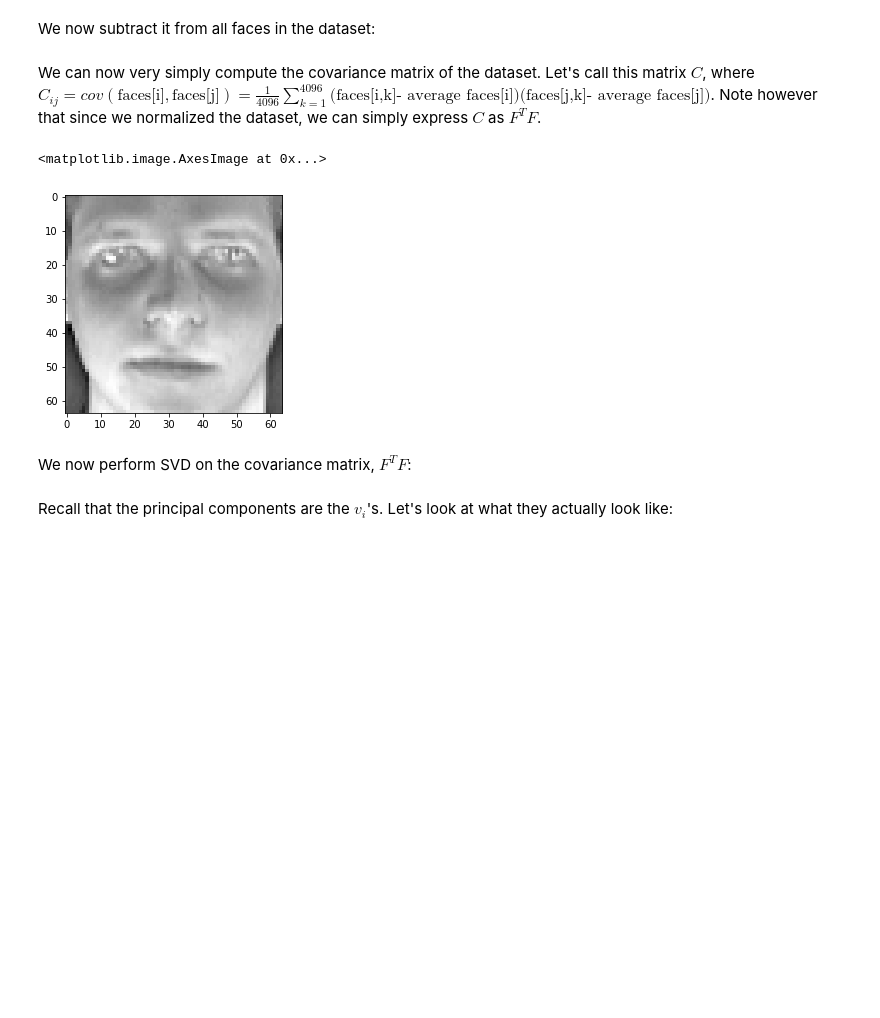
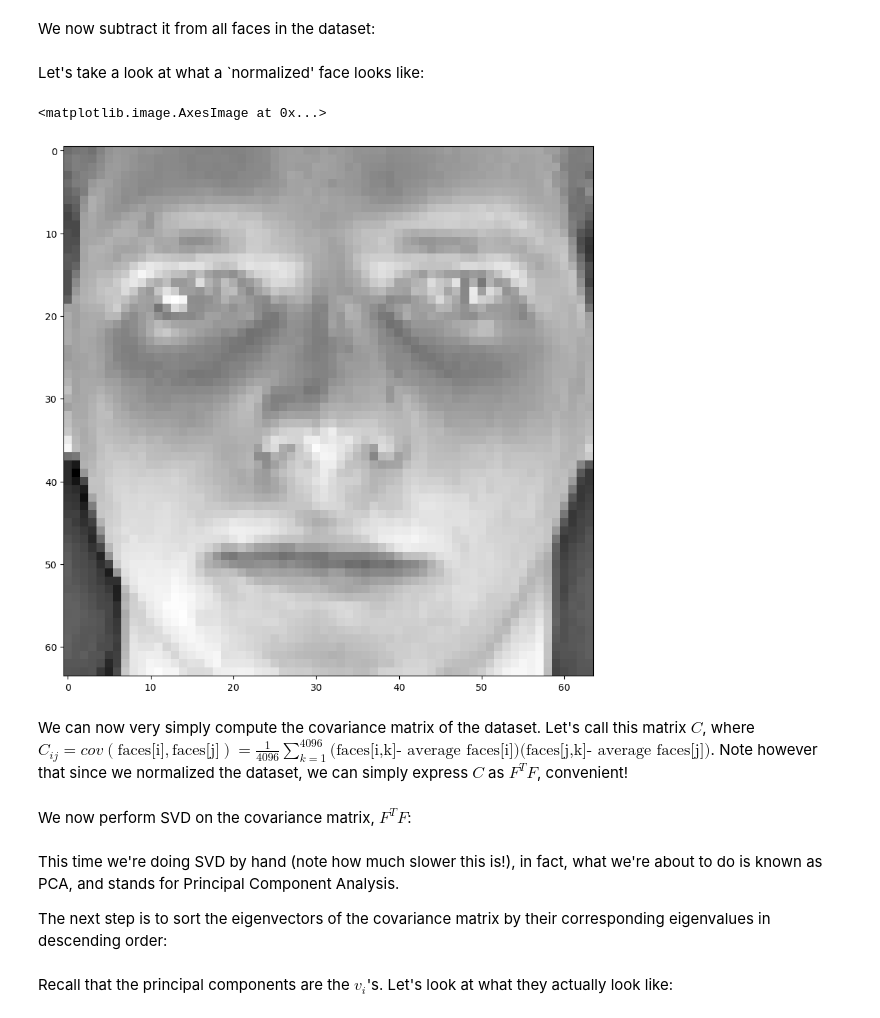
Before and after one commit to fzmautner/SVD-Demo, a Jupyter notebook: SVD demo - eigenfaces.ipynb, the cells around one changed output. Cells and saved outputs as stored; diff of their text form; code cells hidden in the pictures; blank space fills up the shorter version.

```diff
--- a/SVD demo - eigenfaces.ipynb
+++ b/SVD demo - eigenfaces.ipynb
@@ -185,13 +190,16 @@ plt.imshow(avgFace.reshape(64,64), cmap='gray')
 We now subtract it from all faces in the dataset:
 # %%
 normFaces = faces - avgFace
-# %% [markdown]
-We can now very simply compute the covariance matrix of the dataset. Let's call this matrix $C$, where $C_{ij} = cov(\text{faces[i]}, \text{faces[j]}) = \frac{1}{4096} \sum_{k=1}^{4096}\text{(faces[i,k]- average faces[i])(faces[j,k]- average faces[j])}$. Note however that since we normalized the dataset, we can simply express $C$ as $F^TF$.
+# %% [markdown]
+Let's take a look at what a `normalized' face looks like:
 # %%
+plt.figure(figsize=(10,10))
 plt.imshow(normFaces[0].reshape(64,64), cmap='gray')
 # %% [output]
 <matplotlib.image.AxesImage at 0x...>
-[figure, old version]
+[figure, new version]
+# %% [markdown]
+We can now very simply compute the covariance matrix of the dataset. Let's call this matrix $C$, where $C_{ij} = cov(\text{faces[i]}, \text{faces[j]}) = \frac{1}{4096} \sum_{k=1}^{4096}\text{(faces[i,k]- average faces[i])(faces[j,k]- average faces[j])}$. Note however that since we normalized the dataset, we can simply express $C$ as $F^TF$, convenient!
 # %% [markdown]
 We now perform SVD on the covariance matrix, $F^TF$:
 # %%
@@ -204,0 +208,4 @@ sorted_eigvecs = eigvecs[:, order]
+# %% [markdown]
+This time we're doing SVD by hand (note how much slower this is!), in fact, what we're about to do is known as PCA, and stands for Principal Component Analysis.
+
+The next step is to sort the eigenvectors of the covariance matrix by their corresponding eigenvalues in descending order:
```
Also changed, not shown: parts of 50 cells of this notebook.
